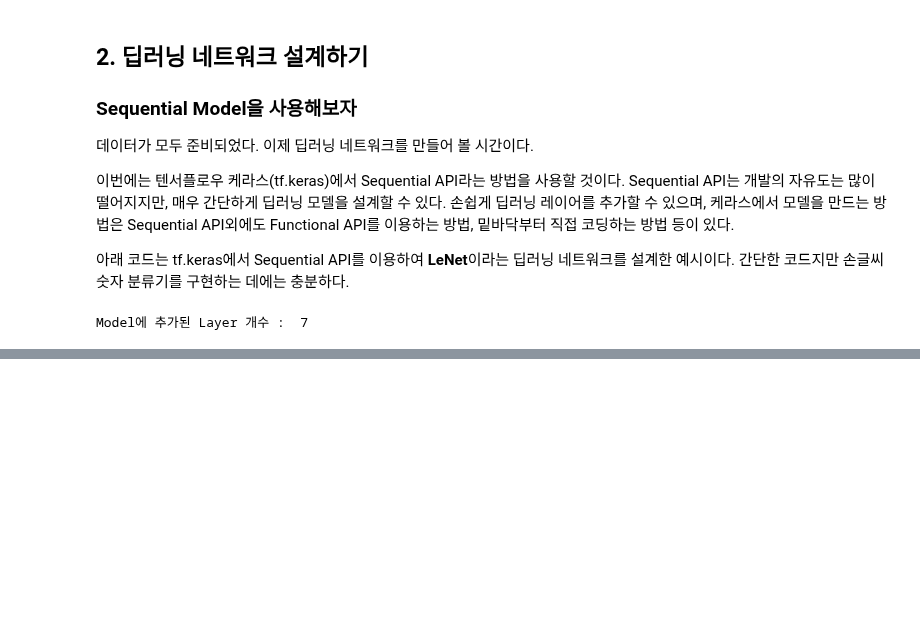
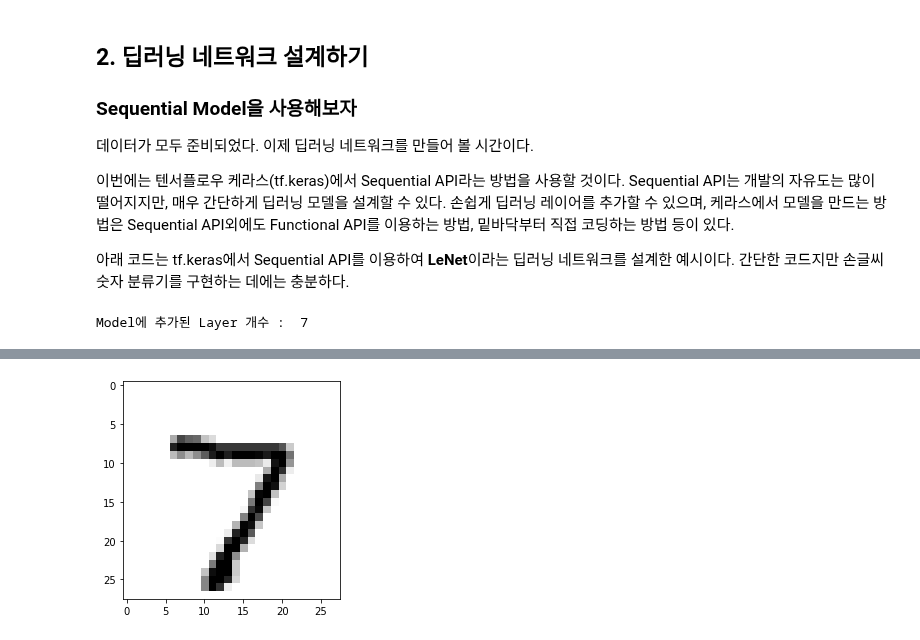
Before and after one commit to jiyeoon/aiffel, a Jupyter notebook: Week 1/Mnist-practice.ipynb, the cells around one changed output, grey strips where cells are left out. Saved outputs shown, nothing was run; the diff lists cells and outputs as text; code cells hidden in the pictures; blank space fills up the shorter version.

```diff
--- a/Week 1/Mnist-practice.ipynb
+++ b/Week 1/Mnist-practice.ipynb
@@ -131,0 +236,8 @@ Model에 추가된 Layer 개수 :  7
+# %%
+predicted_result = model.predict(x_test_reshaped) # 모델이 추론한 확률값.
+predicted_labels = np.argmax(predicted_result, axis=1)
+
+idx = 0
+print("model.predict() 결과 : ", predicted_result[idx])
+print("model이 추론한 가장 가능성 높은 결과 : ", predicted_labels[idx])
+print("실제 데이터의 라벨 : ", y_test[idx])
@@ -131,0 +259,5 @@ Model에 추가된 Layer 개수 :  7
+# %%
+plt.imshow(x_test[idx], cmap = plt.cm.binary)
+plt.show()
+# %% [output]
+[figure, added]
```
Also changed, not shown: parts of 15 cells of this notebook.
